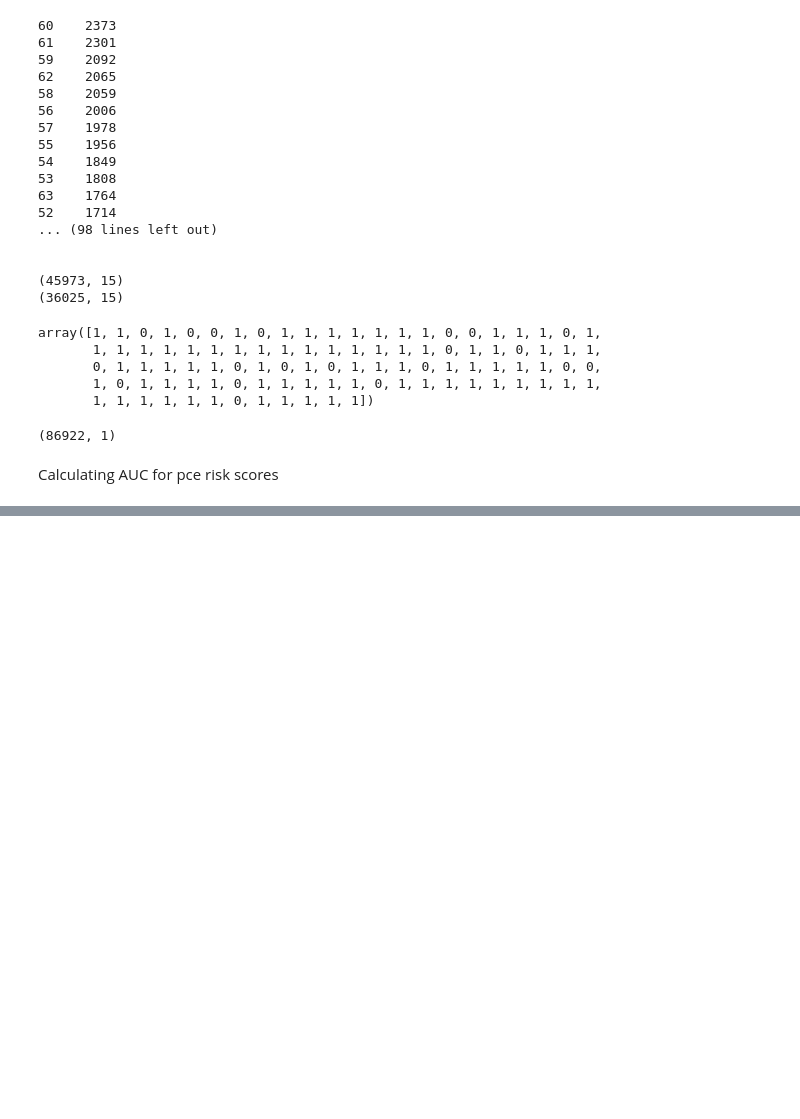
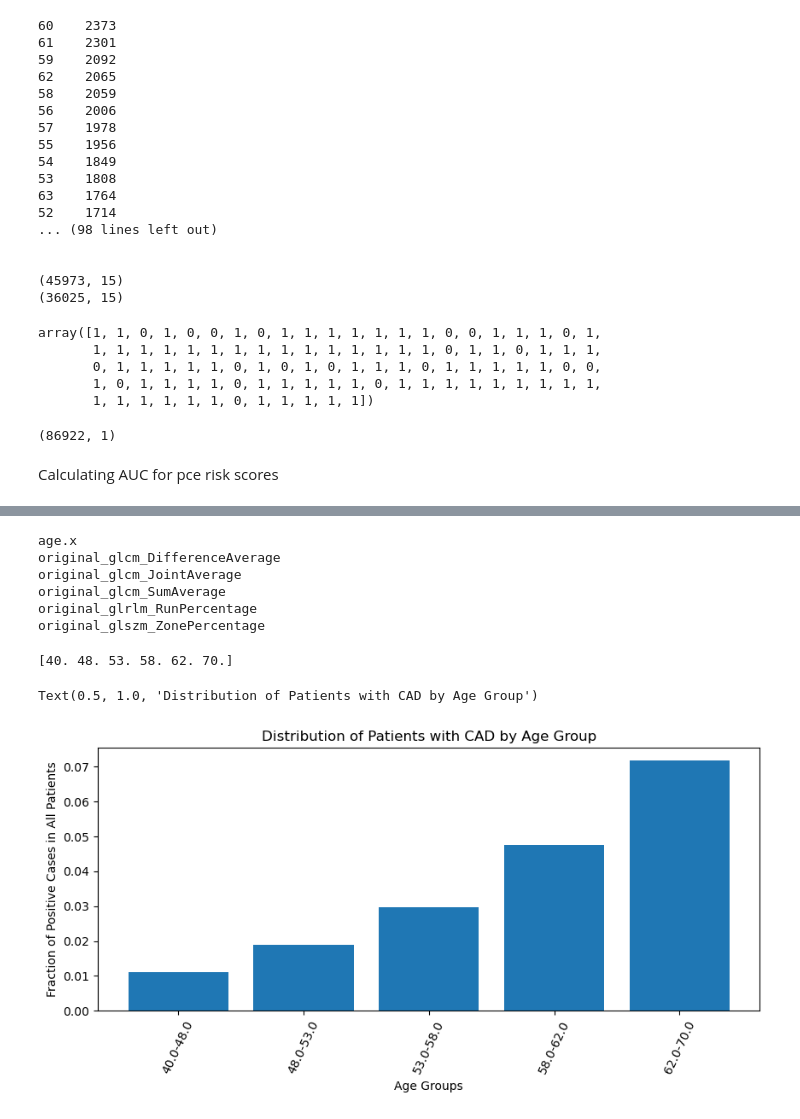
Before and after one commit to mkamineni/spleenCADimaging, a Jupyter notebook: predictCAD/data_exp_predict_CAD.ipynb, the cells around one changed output, grey strips where cells are left out. Saved outputs shown, nothing was run; the diff lists cells and outputs as text; code cells hidden in the pictures; blank space fills up the shorter version.

```diff
--- a/predictCAD/data_exp_predict_CAD.ipynb
+++ b/predictCAD/data_exp_predict_CAD.ipynb
@@ -237,0 +254,33 @@ Coronary_Artery_Disease_SOFT
+# %%
+for elem in df.columns:
+    if 'age' in elem:
+        print(elem)
+# %% [output]
+age.x
+original_glcm_DifferenceAverage
+original_glcm_JointAverage
+original_glcm_SumAverage
+original_glrlm_RunPercentage
+original_glszm_ZonePercentage
+# %%
+num_bins = 5
+df['age_bin'], groups = pd.qcut(df['age.x'], num_bins, labels=range(num_bins), retbins = True)
+print(groups)
+#input(df.age_bin.value_counts())
+fig, ax = plt.subplots(figsize = (10,4))
+percents = []
+for group in range(num_bins):
+    df_age = df[df.age_bin == group]
+    percents.append(np.mean(df_age.Coronary_Artery_Disease))
+
+ax.bar(range(len(percents)), percents)
+ax.set_xticklabels([None]+[str(groups[group])+'-'+str(groups[group+1]) for group in range(0, len(groups)-1)], rotation = 65)
+ax.set_xlabel('Age Groups')
+ax.set_ylabel('Fraction of Positive Cases in All Patients')
+ax.set_title('Distribution of Patients with CAD by Age Group')
+    #fpr,tpr,_=metrics.roc_curve(df_age.label, df_age.prob, pos_label=1)
+    #auroc=metrics.auc(fpr,tpr)
+# %% [output]
+[40. 48. 53. 58. 62. 70.]
+Text(0.5, 1.0, 'Distribution of Patients with CAD by Age Group')
+[figure, added]
```
Also changed, not shown: parts of 4 cells of this notebook, 11 other files.
